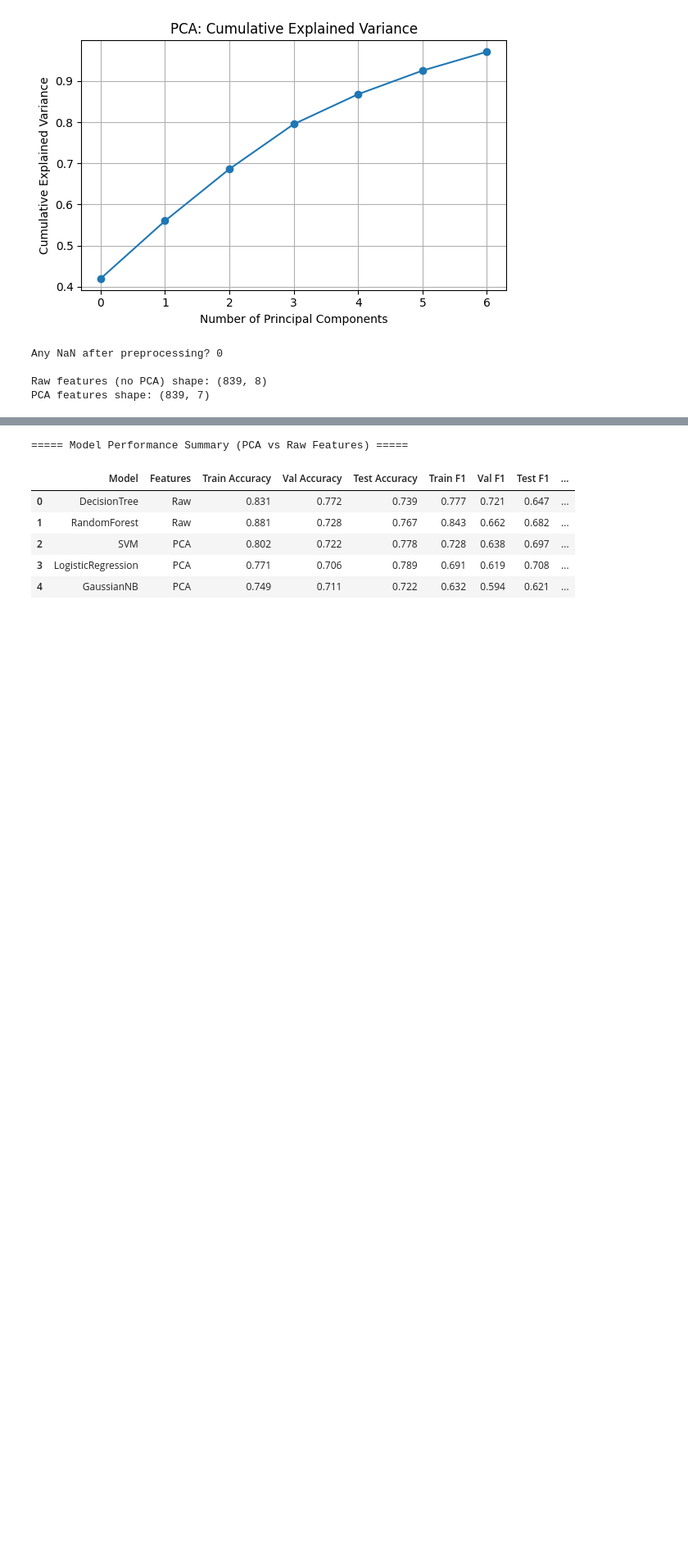
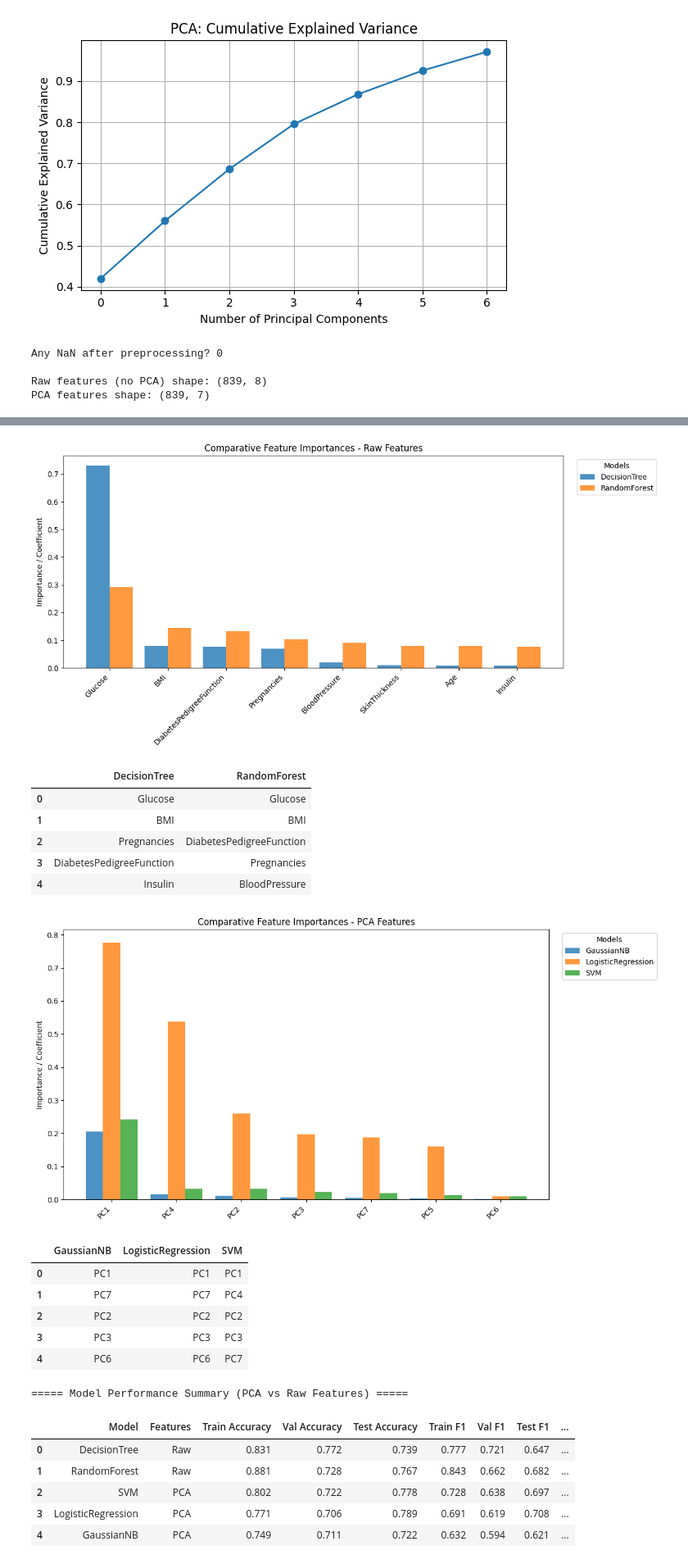
Before and after one commit to Alx-a-cod/MLiterallyConfused, a Jupyter notebook: ML_Assignment_1.ipynb, the cells around one changed output, grey strips where cells are left out. Shown at 82% size. Cells and saved outputs as stored; diff of their text form; code cells hidden in the pictures; blank space fills up the shorter version.

```diff
--- a/ML_Assignment_1.ipynb
+++ b/ML_Assignment_1.ipynb
@@ -638,3 +654,77 @@ weighted avg       0.72      0.72      0.72       180
+# %%
+import pandas as pd
+import numpy as np
+from sklearn.inspection import permutation_importance
+
+top_k = 5  # number of top features to show
+
+def get_importances(model, X):
+    if hasattr(model, "feature_importances_"):  # tree-based
+        return model.feature_importances_
+    elif hasattr(model, "coef_"):  # linear
+        return np.abs(model.coef_[0])
+    else:  # permutation importance
+        result = permutation_importance(model, X, y_train_clean, n_repeats=10, random_state=42, n_jobs=-1)
+        return result.importances_mean
+
+def plot_model_importances(models_list, X, feature_names, title):
+    n_features = len(feature_names)
+    n_models = len(models_list)
+    bar_width = 0.8 / n_models
+    x = np.arange(n_features)
+
+    plt.figure(figsize=(12,6))
+
+    model_handles = []
+    for i, r in enumerate(models_list):
+        importances = get_importances(r["Fitted Model"], X)
+        indices = np.argsort(importances)[::-1]
+        offsets = x - 0.4 + i*bar_width + bar_width/2
+        bars = plt.bar(offsets, importances[indices], width=bar_width, alpha=0.8)
+        model_handles.append(Patch(facecolor=bars[0].get_facecolor(), label=r["Model"]))
+
+    plt.xticks(x, np.array(feature_names)[indices], rotation=45, ha='right')
+    plt.ylabel("Importance / Coefficient")
+    plt.title(title)
+    plt.legend(handles=model_handles, title="Models", loc='upper left', bbox_to_anchor=(1.02, 1))
+    plt.tight_layout()
+    plt.show()
+
+def top_features_table(models_list, X, feature_names, top_k=5):
+    table_dict = {}
+    for r in models_list:
+        importances = get_importances(r["Fitted Model"], X)
+        indices = np.argsort(importances)[::-1][:top_k]
+        table_dict[r["Model"]] = np.array(feature_names)[indices]
+    df_top = pd.DataFrame(table_dict)
+    display(df_top)
+
+# Split models
+raw_models = [r for r in results if r["Features"]=="Raw"]
+pca_models = [r for r in results if r["Features"]=="PCA"]
+
+# Plot comparative raw features
+plot_model_importances(raw_models, x_train_scaled, x_train_clean.columns, "Comparative Feature Importances - Raw Features")
+top_features_table(raw_models, x_train_scaled, x_train_clean.columns, top_k=5)
+
+# Plot comparative PCA features
+plot_model_importances(pca_models, x_train_pca, [f"PC{i+1}" for i in range(x_train_pca.shape[1])], "Comparative Feature Importances - PCA Features")
+top_features_table(pca_models, x_train_pca, [f"PC{i+1}" for i in range(x_train_pca.shape[1])], top_k=5)
+# %% [output]
+[figure, added]
+|  | DecisionTree | RandomForest |
+| 0 | Glucose | Glucose |
+| 1 | BMI | BMI |
+| 2 | Pregnancies | DiabetesPedigreeFunction |
+| 3 | DiabetesPedigreeFunction | Pregnancies |
+| 4 | Insulin | BloodPressure |
+[figure, added]
+|  | GaussianNB | LogisticRegression | SVM |
+| 0 | PC1 | PC1 | PC1 |
+| 1 | PC7 | PC7 | PC4 |
+| 2 | PC2 | PC2 | PC2 |
+| 3 | PC3 | PC3 | PC3 |
+| 4 | PC6 | PC6 | PC7 |
 # %%
 # ===== Final Summary Table =====
 summary_cols = [
```
Also changed, not shown: parts of 2 cells of this notebook.
